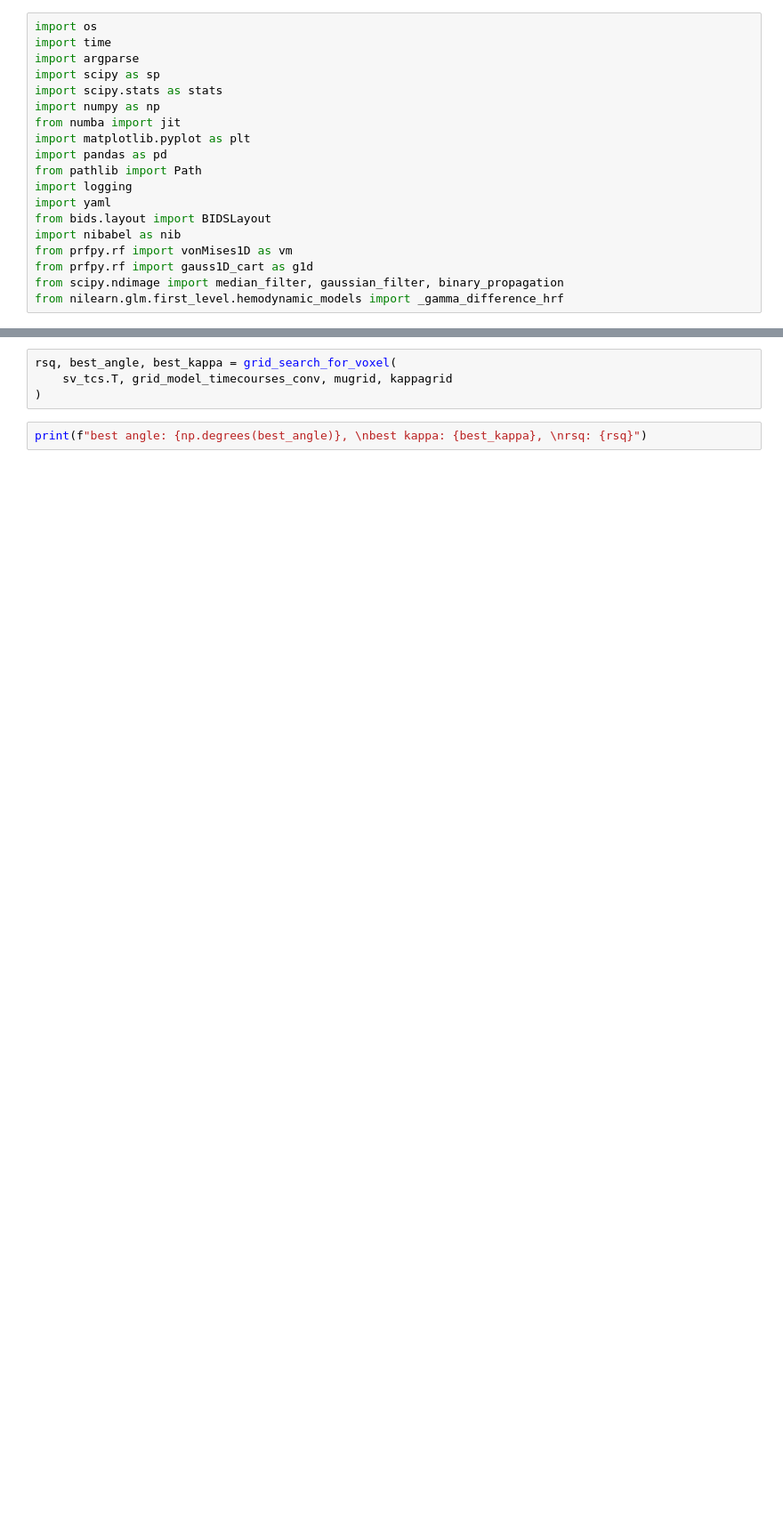
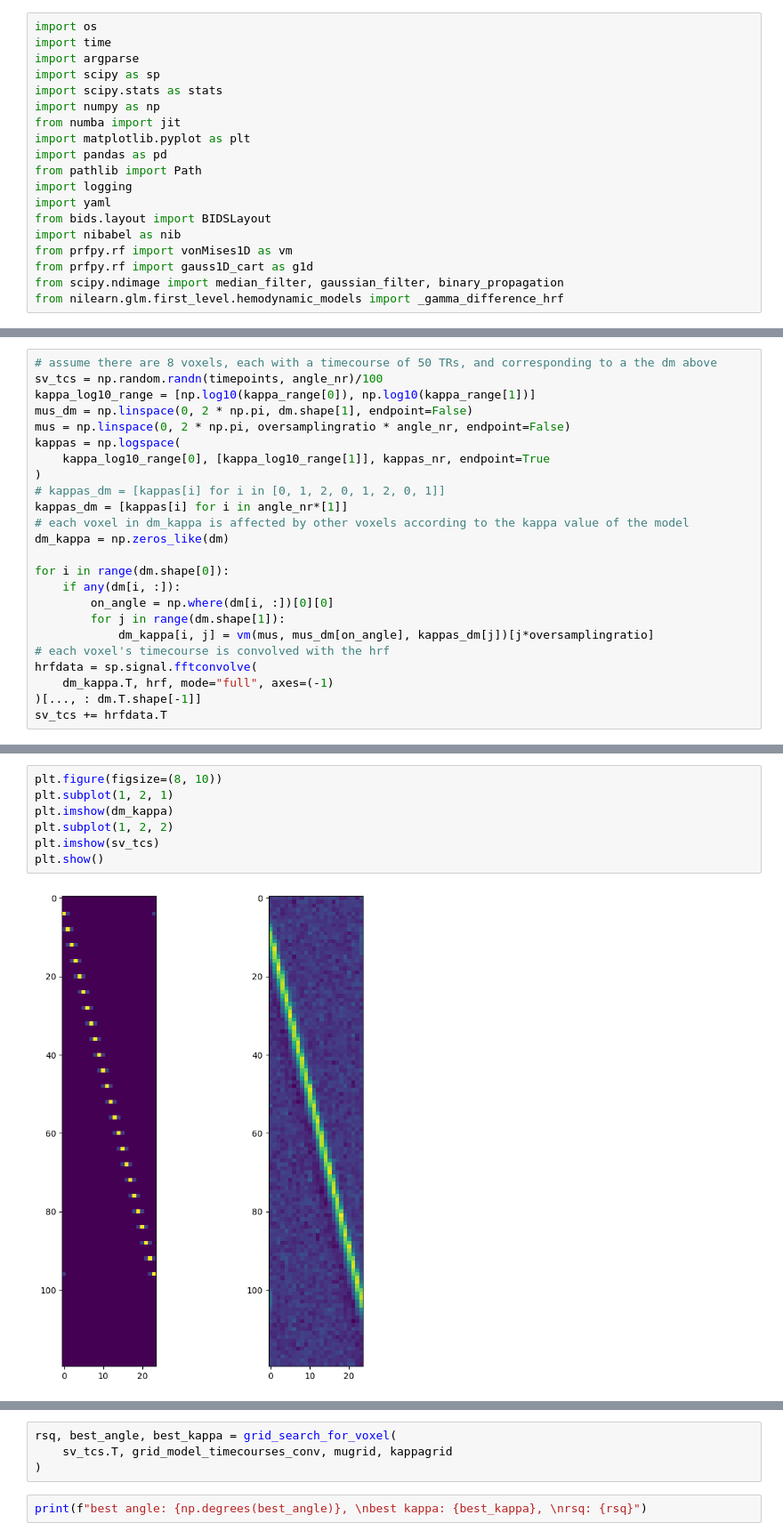
Before and after one commit to c14h19no2/suppr_pRF, a Jupyter notebook: analysis/ping_pilot/test_vonmise_pRF.ipynb, the cells around one changed output, grey strips where cells are left out. Shown at 89% size. Saved outputs shown, nothing was run; the diff lists cells and outputs as text; blank space fills up the shorter version.

```diff
--- a/analysis/ping_pilot/test_vonmise_pRF.ipynb
+++ b/analysis/ping_pilot/test_vonmise_pRF.ipynb
@@ -386,0 +341,24 @@ plt.show()
+# %%
+# assume there are 8 voxels, each with a timecourse of 50 TRs, and corresponding to a the dm above
+sv_tcs = np.random.randn(timepoints, angle_nr)/100
+kappa_log10_range = [np.log10(kappa_range[0]), np.log10(kappa_range[1])]
+mus_dm = np.linspace(0, 2 * np.pi, dm.shape[1], endpoint=False)
+mus = np.linspace(0, 2 * np.pi, oversamplingratio * angle_nr, endpoint=False)
+kappas = np.logspace(
+    kappa_log10_range[0], [kappa_log10_range[1]], kappas_nr, endpoint=True
+)
+# kappas_dm = [kappas[i] for i in [0, 1, 2, 0, 1, 2, 0, 1]]
+kappas_dm = [kappas[i] for i in angle_nr*[1]]
+# each voxel in dm_kappa is affected by other voxels according to the kappa value of the model
+dm_kappa = np.zeros_like(dm)
+
+for i in range(dm.shape[0]):
+    if any(dm[i, :]):
+        on_angle = np.where(dm[i, :])[0][0]
+        for j in range(dm.shape[1]):
+            dm_kappa[i, j] = vm(mus, mus_dm[on_angle], kappas_dm[j])[j*oversamplingratio]
+# each voxel's timecourse is convolved with the hrf
+hrfdata = sp.signal.fftconvolve(
+    dm_kappa.T, hrf, mode="full", axes=(-1)
+)[..., : dm.T.shape[-1]]
+sv_tcs += hrfdata.T
@@ -386,0 +390,9 @@ plt.show()
+# %%
+plt.figure(figsize=(8, 10))
+plt.subplot(1, 2, 1)
+plt.imshow(dm_kappa)
+plt.subplot(1, 2, 2)
+plt.imshow(sv_tcs)
+plt.show()
+# %% [output]
+[figure, added]
```
Also changed, not shown: parts of 31 cells of this notebook, 10 other files.
